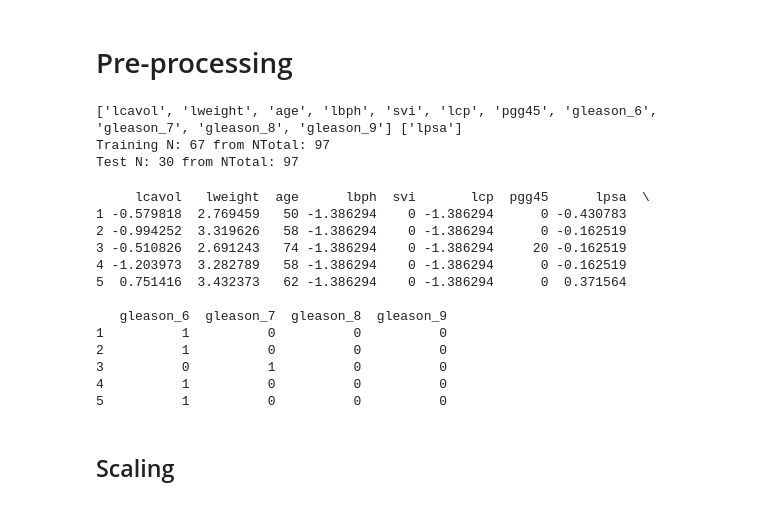
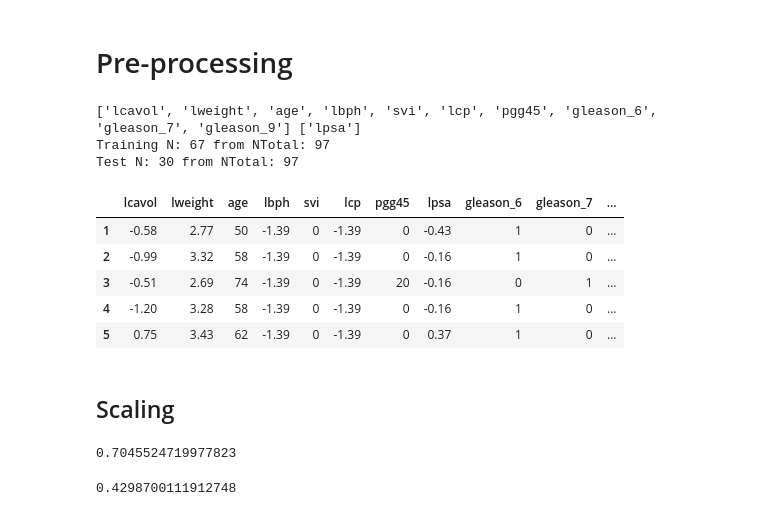
Before and after one commit to XavRan/TareaML, a Jupyter notebook: Tarea_ML_Prostate_Regresion.ipynb, the cells around one changed output. Saved outputs shown, nothing was run; the diff lists cells and outputs as text; code cells hidden in the pictures.

Commit message:
Modelo lineal sklearn

```diff
--- a/Tarea_ML_Prostate_Regresion.ipynb
+++ b/Tarea_ML_Prostate_Regresion.ipynb
@@ -133,7 +105,8 @@ f = data.boxplot(figsize=(12, 8))
 # %% [markdown]
 # Pre-processing
 # %%
-data = pd.get_dummies(data_raw, prefix=['gleason'], columns=['gleason'], dtype=int)
+data["gleason"].replace(8, 9, inplace=True)
+data = pd.get_dummies(data, prefix=['gleason'], columns=['gleason'], dtype=int)
 columns_x = data.columns.tolist()
 columns_x.remove("train")
 columns_x.remove("lpsa")
@@ -146,25 +119,18 @@ test_data = data[data['train']!='T'].drop(columns=['train'])
 print("Training N:", len(training_data), "from NTotal:",len(data))
 print("Test N:",len(test_data),"from NTotal:",len(data))
 # %% [output]
-['lcavol', 'lweight', 'age', 'lbph', 'svi', 'lcp', 'pgg45', 'gleason_6', 'gleason_7', 'gleason_8', 'gleason_9'] ['lpsa']
+['lcavol', 'lweight', 'age', 'lbph', 'svi', 'lcp', 'pgg45', 'gleason_6', 'gleason_7', 'gleason_9'] ['lpsa']
 Training N: 67 from NTotal: 97
 Test N: 30 from NTotal: 97
 # %%
-print(training_data.head(5))
+training_data.head(5)
 # %% [output]
-     lcavol   lweight  age      lbph  svi       lcp  pgg45      lpsa  \
-1 -0.579818  2.769459   50 -1.386294    0 -1.386294      0 -0.430783
-2 -0.994252  3.319626   58 -1.386294    0 -1.386294      0 -0.162519
-3 -0.510826  2.691243   74 -1.386294    0 -1.386294     20 -0.162519
-4 -1.203973  3.282789   58 -1.386294    0 -1.386294      0 -0.162519
-5  0.751416  3.432373   62 -1.386294    0 -1.386294      0  0.371564
-
-   gleason_6  gleason_7  gleason_8  gleason_9
-1          1          0          0          0
-2          1          0          0          0
-3          0          1          0          0
-4          1          0          0          0
-5          1          0          0          0
+|  | lcavol | lweight | age | lbph | svi | lcp | pgg45 | lpsa | gleason_6 | gleason_7 | ... |
+| 1 | -0.58 | 2.77 | 50 | -1.39 | 0 | -1.39 | 0 | -0.43 | 1 | 0 | ... |
+| 2 | -0.99 | 3.32 | 58 | -1.39 | 0 | -1.39 | 0 | -0.16 | 1 | 0 | ... |
+| 3 | -0.51 | 2.69 | 74 | -1.39 | 0 | -1.39 | 20 | -0.16 | 0 | 1 | ... |
+| 4 | -1.20 | 3.28 | 58 | -1.39 | 0 | -1.39 | 0 | -0.16 | 1 | 0 | ... |
+| 5 | 0.75 | 3.43 | 62 | -1.39 | 0 | -1.39 | 0 | 0.37 | 1 | 0 | ... |
 # %%
 from sklearn import preprocessing
 
@@ -185,3 +151,17 @@ X_test[cont_predictors] = x_scaler.transform(X_test[cont_predictors])
 
 y_train = y_scaler.transform(y_train)
 y_test = y_scaler.transform(y_test)
+# %%
+from sklearn.linear_model import LinearRegression
+
+reg = LinearRegression().fit(X_train, y_train)
+
+reg.score(X_train, y_train)
+# %% [output]
+0.7045524719977823
+# %%
+y_hat = reg.predict(X_test)
+print(abs(y_hat-y_test).mean())
+print()
+# %% [output]
+0.4298700111912748
```
Also changed, not shown: parts of 11 cells of this notebook.
